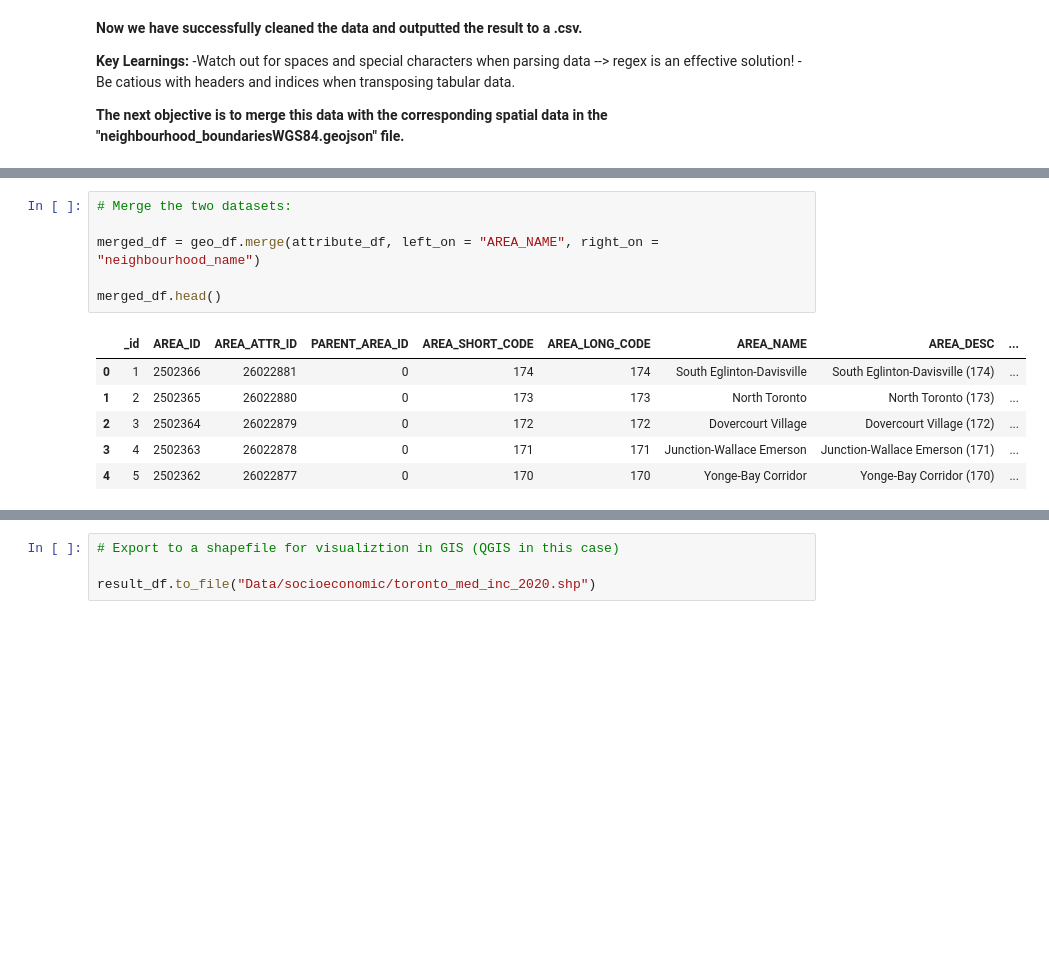
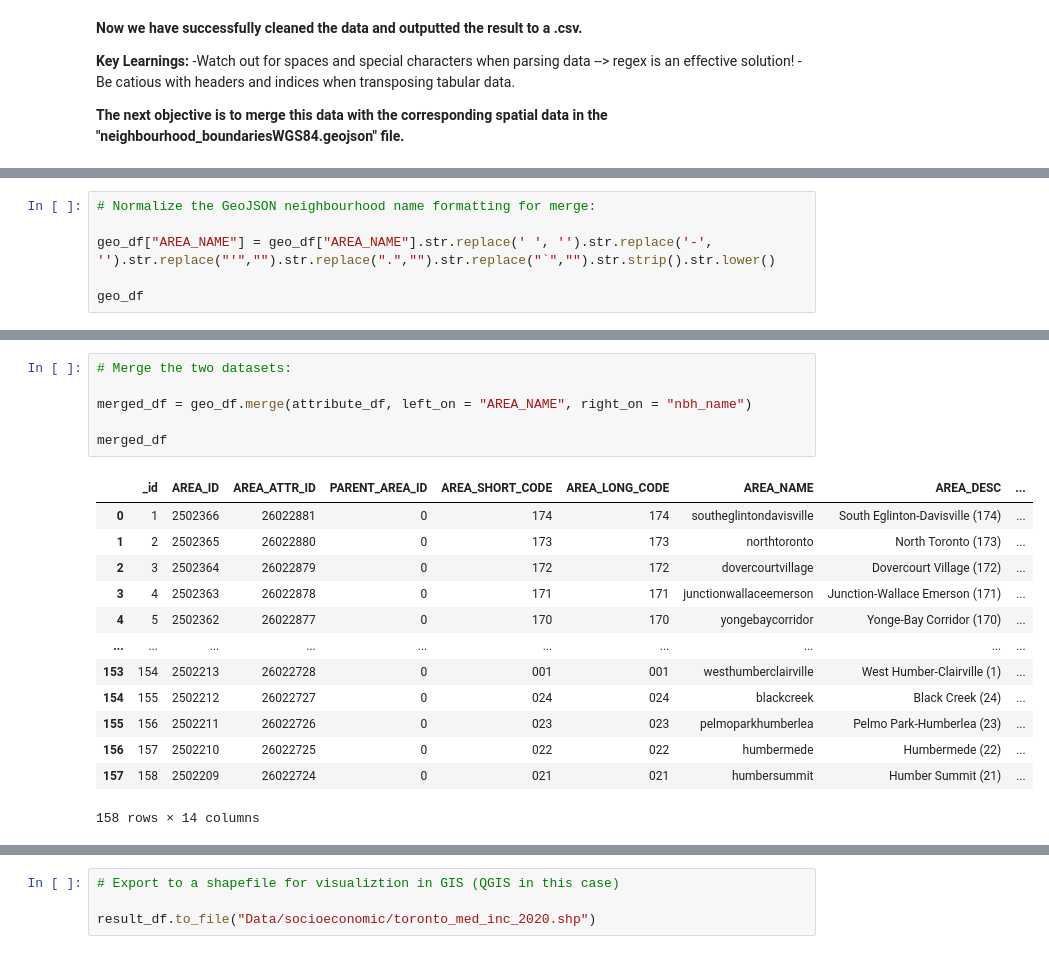
Before and after one commit to sebastianbrubaker/toronto_uhi_analysis, a Jupyter notebook: wrangle_data.ipynb, the cells around one changed output, grey strips where cells are left out. Cells and saved outputs as stored; diff of their text form; blank space fills up the shorter version.

Commit message:
Implemented string processing to normalize neighbourhood name formatting for df merge. Succesfully wranlged socioeconomic data.

```diff
--- a/wrangle_data.ipynb
+++ b/wrangle_data.ipynb
@@ -157,0 +190,6 @@ attribute_df.head()
+# %%
+# Normalize the GeoJSON neighbourhood name formatting for merge:
+
+geo_df["AREA_NAME"] = geo_df["AREA_NAME"].str.replace(' ', '').str.replace('-', '').str.replace("'","").str.replace(".","").str.replace("`","").str.strip().str.lower()
+
+geo_df
@@ -158,16 +210,23 @@ attribute_df.head()
 # %%
 # Merge the two datasets:
 
-merged_df = geo_df.merge(attribute_df, left_on = "AREA_NAME", right_on = "neighbourhood_name")
+merged_df = geo_df.merge(attribute_df, left_on = "AREA_NAME", right_on = "nbh_name")
 
-merged_df.head()
+merged_df
 # %% [output]
 |  | _id | AREA_ID | AREA_ATTR_ID | PARENT_AREA_ID | AREA_SHORT_CODE | AREA_LONG_CODE | AREA_NAME | AREA_DESC | ... |
-| 0 | 1 | 2502366 | 26022881 | 0 | 174 | 174 | South Eglinton-Davisville | South Eglinton-Davisville (174) | ... |
-| 1 | 2 | 2502365 | 26022880 | 0 | 173 | 173 | North Toronto | North Toronto (173) | ... |
-| 2 | 3 | 2502364 | 26022879 | 0 | 172 | 172 | Dovercourt Village | Dovercourt Village (172) | ... |
-| 3 | 4 | 2502363 | 26022878 | 0 | 171 | 171 | Junction-Wallace Emerson | Junction-Wallace Emerson (171) | ... |
-| 4 | 5 | 2502362 | 26022877 | 0 | 170 | 170 | Yonge-Bay Corridor | Yonge-Bay Corridor (170) | ... |
+| 0 | 1 | 2502366 | 26022881 | 0 | 174 | 174 | southeglintondavisville | South Eglinton-Davisville (174) | ... |
+| 1 | 2 | 2502365 | 26022880 | 0 | 173 | 173 | northtoronto | North Toronto (173) | ... |
+| 2 | 3 | 2502364 | 26022879 | 0 | 172 | 172 | dovercourtvillage | Dovercourt Village (172) | ... |
+| 3 | 4 | 2502363 | 26022878 | 0 | 171 | 171 | junctionwallaceemerson | Junction-Wallace Emerson (171) | ... |
+| 4 | 5 | 2502362 | 26022877 | 0 | 170 | 170 | yongebaycorridor | Yonge-Bay Corridor (170) | ... |
+| ... | ... | ... | ... | ... | ... | ... | ... | ... | ... |
+| 153 | 154 | 2502213 | 26022728 | 0 | 001 | 001 | westhumberclairville | West Humber-Clairville (1) | ... |
+| 154 | 155 | 2502212 | 26022727 | 0 | 024 | 024 | blackcreek | Black Creek (24) | ... |
+| 155 | 156 | 2502211 | 26022726 | 0 | 023 | 023 | pelmoparkhumberlea | Pelmo Park-Humberlea (23) | ... |
+| 156 | 157 | 2502210 | 26022725 | 0 | 022 | 022 | humbermede | Humbermede (22) | ... |
+| 157 | 158 | 2502209 | 26022724 | 0 | 021 | 021 | humbersummit | Humber Summit (21) | ... |
+158 rows × 14 columns
 # %%
 # Filter for the _id, neighbourhood_name, 2020_median_income, and geometry columns:
 
```
Also changed, not shown: parts of 12 cells of this notebook, 8 other files.
